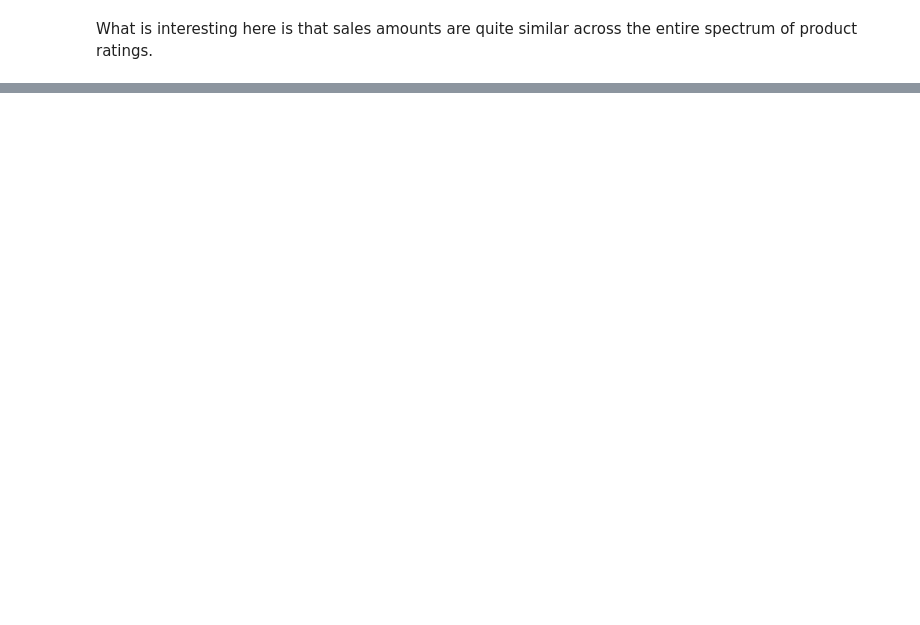
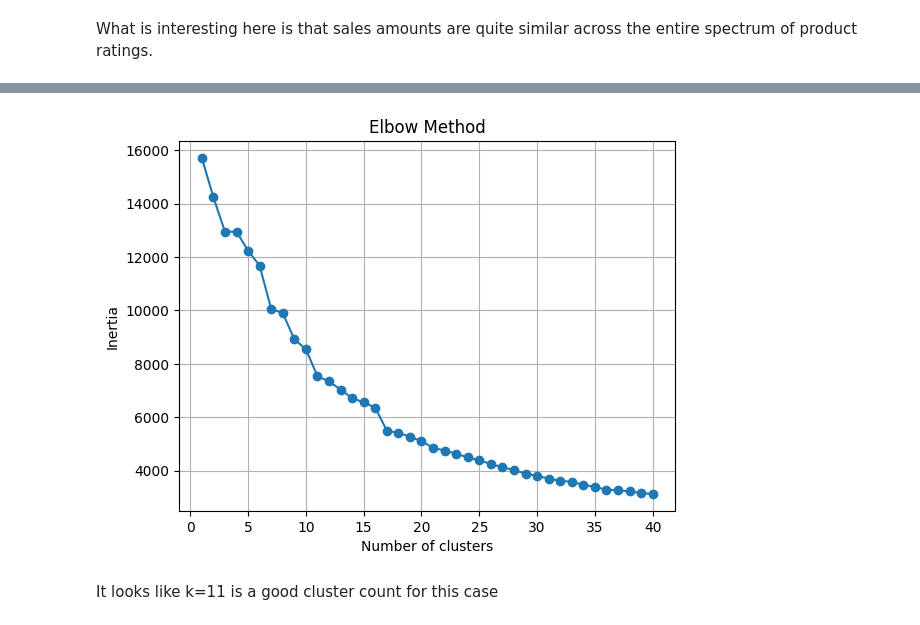
Before and after one commit to kantasis/SalesAnalysis, a Jupyter notebook: Sales_Analysis.ipynb, the cells around one changed output, grey strips where cells are left out. Saved outputs shown, nothing was run; the diff lists cells and outputs as text; code cells hidden in the pictures; blank space fills up the shorter version.

```diff
--- a/Sales_Analysis.ipynb
+++ b/Sales_Analysis.ipynb
@@ -424,0 +492,3 @@ What is interesting here is that sales amounts are quite similar across the enti
+# %%
+df = dataset_df
+df.columns
@@ -424,0 +499,13 @@ What is interesting here is that sales amounts are quite similar across the enti
+# %%
+from sklearn.cluster import KMeans
+from sklearn.preprocessing import StandardScaler
+
+# Let's begin with encoding the categorical columns
+
+df = pd.get_dummies(
+  df,
+  columns=['ProductCategory', 'CustomerGender', 'CustomerLocation']
+)
+
+# From 6 columns we now have 17
+print(len(df.columns))
@@ -424,0 +535,28 @@ What is interesting here is that sales amounts are quite similar across the enti
+# %%
+# Normalize the data using StandardScaler to make sure all features are on the same scale
+scaler = StandardScaler()
+data_np = scaler.fit_transform(df)
+# %%
+# Let's choose the number of clusters
+wcss_fLst = []
+kRange_intLst = range(1, 41)
+for k in kRange_intLst:
+    kmeans = KMeans(
+      n_clusters=k,
+      n_init="auto",
+      random_state=42
+    )
+    kmeans.fit(data_np)
+    # Within-Cluster Sum of Squares
+    wcss_fLst.append(kmeans.inertia_)
+
+plt.plot(kRange_intLst, wcss_fLst, marker='o')
+plt.xlabel('Number of clusters')
+plt.ylabel('Inertia')
+plt.title('Elbow Method')
+plt.grid(True)
+plt.show()
+# %% [output]
+[figure, added]
+# %% [markdown]
+It looks like k=11 is a good cluster count for this case
```
Also changed, not shown: parts of 23 cells of this notebook.
